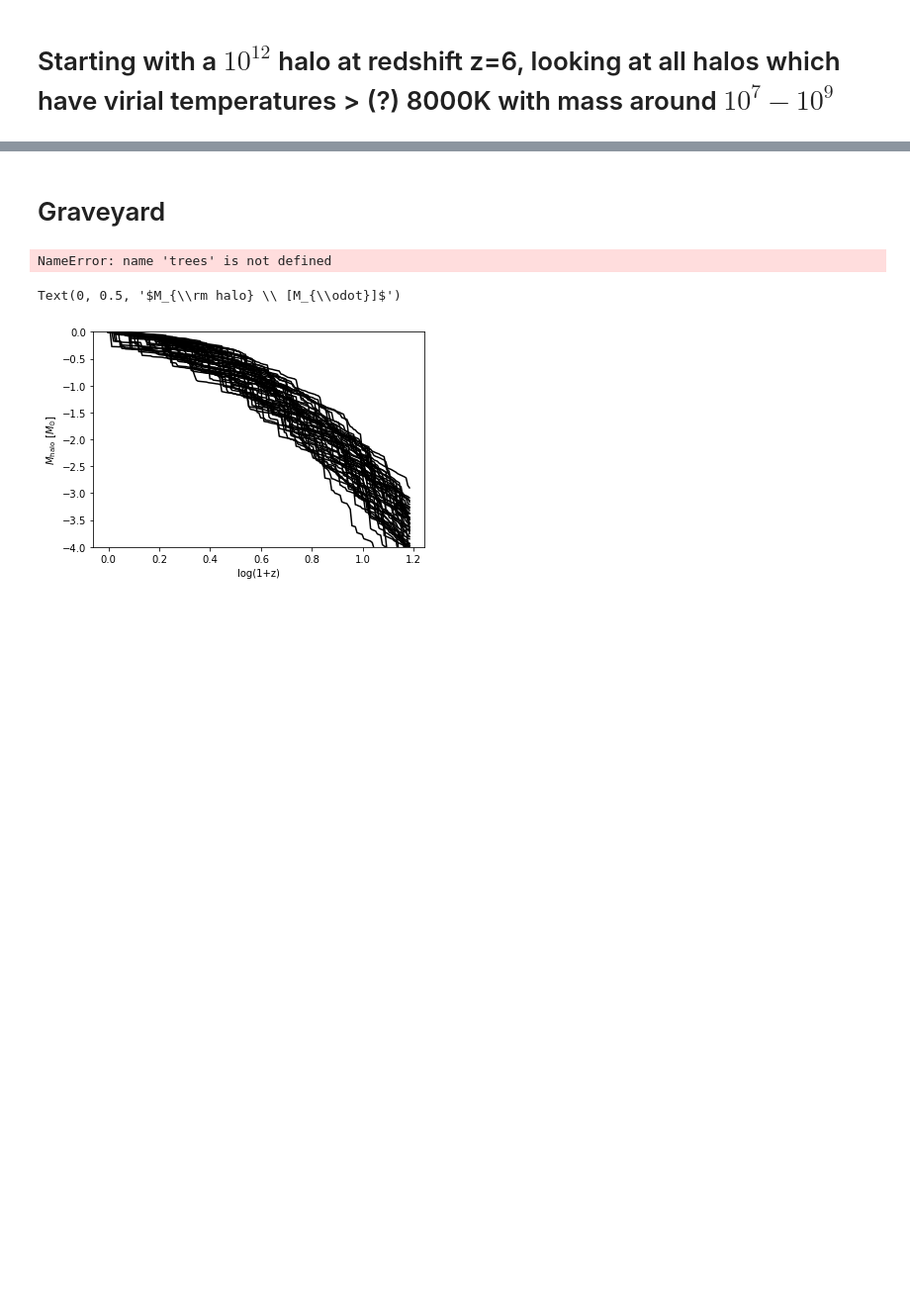
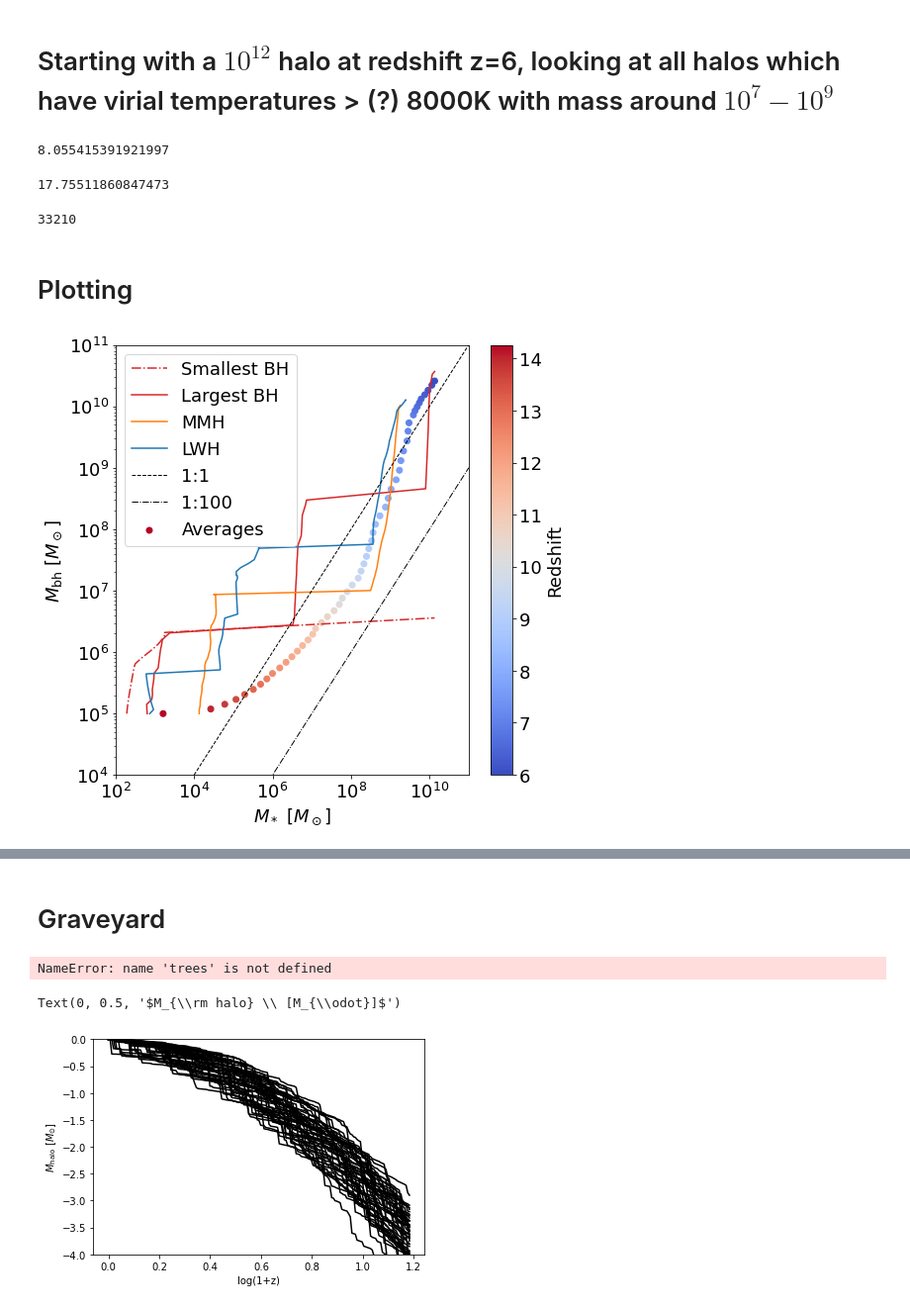
Before and after one commit to mscoggs/dcbh_relation_lifetime, a Jupyter notebook: analyze_trees.ipynb, the cells around one changed output, grey strips where cells are left out. Shown at 99% size. Cells and saved outputs as stored; diff of their text form; code cells hidden in the pictures; blank space fills up the shorter version.

```diff
--- a/analyze_trees.ipynb
+++ b/analyze_trees.ipynb
@@ -345,6 +360,16 @@ print(lw_tree[0])
 # %% [markdown]
 # Starting with a $10^{12}$ halo at redshift z=6, looking at all halos which have virial temperatures > (?) 8000K with mass around $10^7-10^9$
 # %%
-z = get_redshift("Snapshot_alist_mod")
-trees_raw = read_trees("1e12_6_to_18_test")
-trees_clean = clean_trees(trees_raw,z,all_=True)
+t0 = time.time()
+trees_raw = read_trees("data/1e12_6_to_18_test")
+t1 = time.time()
+print(t1-t0)
+# %% [output]
+8.055415391921997
+# %%
+# t0 = time.time()
+trees_raw = read_trees("data/1e12_6_to_18")
+# t1 = time.time()
+# print(t1-t0)
+# %% [output]
+17.75511860847473
@@ -352,3 +382,7 @@ trees_clean = clean_trees(trees_raw,z,all_=True)
 trees_full = append_data_to_trees(trees_clean)
 # %%
 cand_trees = find_dcbh_cands(trees_full)
+# %%
+print(len(cand_trees))
+# %% [output]
+33210
@@ -354,0 +416,2 @@ cand_trees = find_dcbh_cands(trees_full)
+# %% [markdown]
+# Plotting
@@ -354,0 +420,36 @@ cand_trees = find_dcbh_cands(trees_full)
+# %%
+SUPER=False
+
+plt.figure(figsize=(8,8))
+plt.xlabel(r"$M_* \ [M_\odot]$")
+plt.ylabel(r"$M_{\rm bh} \ [M_\odot]$")
+plt.yscale("log")
+plt.ylim(1e4,1e11)
+plt.xscale("log")
+plt.xlim(1e2,1e11)
+
+least_massive_sm, least_massive_bh, most_massive_sm, most_massive_bh = find_min_max_bh(cand_trees, SUPER=SUPER)
+z, bh_av, sm_av,bh_std, sm_std = find_averages(cand_trees, SUPER=SUPER)
+
+plt.plot(least_massive_sm, least_massive_bh, color = "tab:red", label="Smallest BH", ls ="-.")
+plt.plot(most_massive_sm, most_massive_bh, color = "tab:red", label="Largest BH")
+
+#plt.errorbar(sm_av, bh_av, yerr=bh_std, xerr=sm_std , color="tab:red")
+plt.scatter(sm_av, bh_av , c=z, label="Averages", cmap=CMAP)
+
+plt.plot(mm_stellar_mass, mm_bh_mass, color="tab:orange", label="MMH")
+plt.plot(lw_stellar_mass, lw_bh_mass, color="tab:blue", label="LWH")
+
+
+# plt.plot(least_massive_sm_sup, least_massive_bh_sup, color = "tab:blue", label="Smallest BH Super")
+# plt.plot(most_massive_sm_sup, most_massive_bh_sup, color = "tab:blue", label="Largest BH Super")
+
+plt.plot([1e4,1e11], [1e4,1e11], ls="--", label = "1:1", color="black",lw=1)
+plt.plot([1e4,1e11], [1e2,1e9], ls="-.", label = "1:100", color="black",lw=1)
+
+plt.colorbar(label="Redshift")
+plt.legend()
+save_title="bh_mass_vs_stellar_mass_super="+str(SUPER)
+#plt.savefig("figures/"+save_title+".pdf",bbox_inches='tight')
+# %% [output]
+[figure, added]
```
Also changed, not shown: parts of 15 cells of this notebook, 5 other files.
